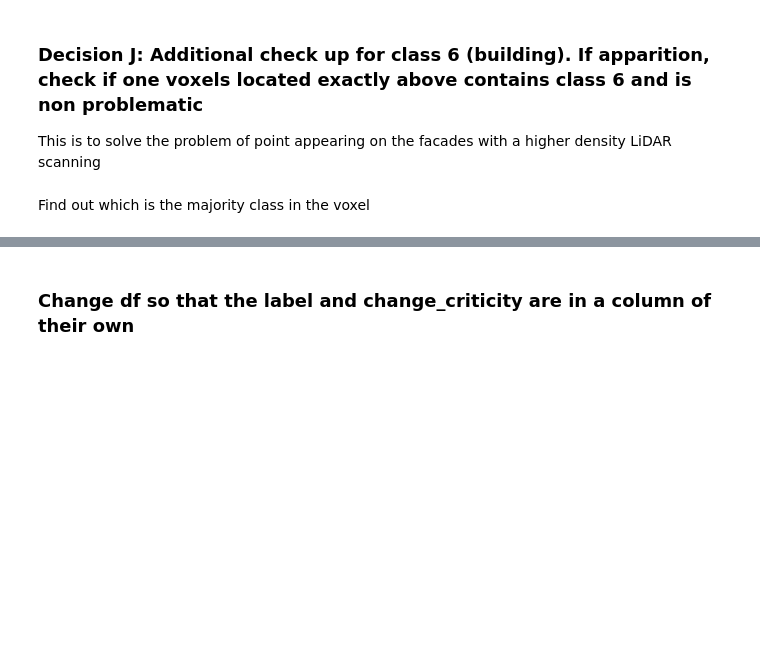
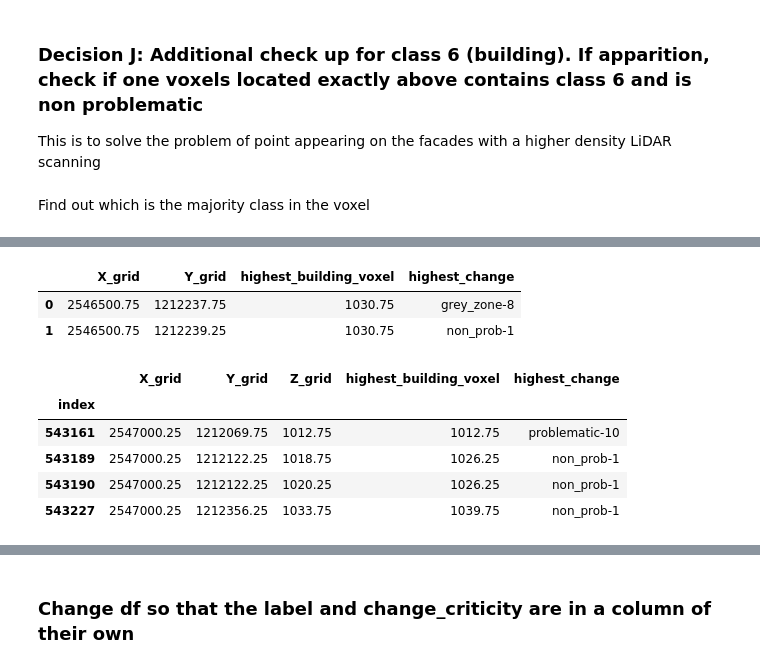
Before and after one commit to swiss-territorial-data-lab/proj-qalidar, a Jupyter notebook: code/criticity_tree.ipynb, the cells around one changed output, grey strips where cells are left out. Drawn from its saved outputs; the diff is of its cells as text; code cells hidden in the pictures; blank space fills up the shorter version.

Commit message:
Review the criticity tree

```diff
--- a/code/criticity_tree.ipynb
+++ b/code/criticity_tree.ipynb
@@ -153,11 +178,7 @@ df[df.change_criticity=='class_1_specific'].head(2)
 # %% [markdown]
 ### Decision F: Does the class 1 have a low presence in the new voxel?
 # %%
-nb_points_prev = np.sum(df.iloc[:,df.columns.str.endswith('_prev')].values)
-nb_points_new = np.sum(df.iloc[:,df.columns.str.endswith('_new')].values)
+nb_points_prev = np.sum(df.iloc[:,df.columns.str.endswith('_prev')].to_numpy())
+nb_points_new = np.sum(df.iloc[:,df.columns.str.endswith('_new')].to_numpy())
 normalising_factor = nb_points_prev/nb_points_new
-class_1_new_normalised = df[df.change_criticity == 'class_1_specific']['1_new']*normalising_factor
-
-
-
-df.loc[class_1_new_normalised.index, 'change_criticity'] = np.where(class_1_new_normalised<threshold_class_1_presence,'non_prob-3', 'grey_zone-7')
+class_1_new_normalised = df.loc[df.change_criticity == 'class_1_specific', '1_new']*normalising_factor
@@ -187,7 +226,7 @@ def compare_to_neighbours(df, tree, kd_tree_query_radius, case='TBD'):
      -"disparition", we compare the prev. vox. occupancy with the new neighbours occupancies'''
 
     def find_neighbours_occupancy(x, columns_to_compare):
-        # Given a voxel to evaluate, return the commbined occupancy of all its neighbours
+        # Given a voxel to evaluate, return the combined occupancy of all its neighbours
         return np.any(columns_to_compare[x].astype(bool),axis=0)
 
     df = df.copy()
@@ -204,20 +243,20 @@ def compare_to_neighbours(df, tree, kd_tree_query_radius, case='TBD'):
     voxels_to_evaluate_df = df.loc[df.change_criticity == case]
 
     # Query all ids of neighbours to the location to evaluate. This also returns the id of the voxel itself which must be removed
-    all_neighbours_ids = tree.query_radius(voxels_to_evaluate_df.loc[:, ['X_grid','Y_grid','Z_grid']].values, kd_tree_query_radius)
+    all_neighbours_ids = tree.query_radius(voxels_to_evaluate_df.loc[:, ['X_grid','Y_grid','Z_grid']].to_numpy(), kd_tree_query_radius)
 
-    # Remove the id of the voxel itself in each neighbours sets
+    # Remove the id of the voxel itself in each neighbour sets
     list_neighbours = []
     for i in range(len(all_neighbours_ids)):
         valid_neighbours_ids = all_neighbours_ids[i][all_neighbours_ids[i] != voxels_to_evaluate_df.index[i]]
         list_neighbours.append(valid_neighbours_ids)
 
     # Select 'new' or 'prev' columns depending on the case
-    columns_to_compare = df.loc[:,df.columns.str.endswith(to_compare)].values
+    columns_to_compare = df.loc[:,df.columns.str.endswith(to_compare)].to_numpy()
 
     neighbours_occupancy = np.asarray([find_neighbours_occupancy(sub_array, columns_to_compare) for sub_array in list_neighbours])
 
-    voxels_to_evaluate_bool = voxels_to_evaluate_df.loc[:, df.columns.str.endswith(to_evaluate)].values.astype(bool)
+    voxels_to_evaluate_bool = voxels_to_evaluate_df.loc[:, df.columns.str.endswith(to_evaluate)].to_numpy().astype(bool)
 
     # For each voxel to evaluate, check if the class present in it are also present in the neighbours
     presence_in_neighbours = np.all(np.equal(voxels_to_evaluate_bool, (neighbours_occupancy & voxels_to_evaluate_bool)), axis=1)
@@ -232,7 +271,7 @@ def compare_to_neighbours(df, tree, kd_tree_query_radius, case='TBD'):
     return df
 # %%
 # Generate KDTree for efficient neighbours research
-tree = KDTree(df[['X_grid','Y_grid','Z_grid']].values)
+tree = KDTree(df[['X_grid','Y_grid','Z_grid']].to_numpy())
 # %%
 # ORIGINAL METHODOLOGY, LEFT FOR LEGACY
 
@@ -325,15 +384,26 @@ highest_building_voxel_df.head(2)
 highest_building_voxel_df = highest_building_voxel_df.merge(df,\
                             left_on=['X_grid','Y_grid','highest_building_voxel'], right_on=['X_grid','Y_grid','Z_grid'],how='left') \
                             [['X_grid','Y_grid','highest_building_voxel','change_criticity']]\
-                            .rename(columns={'change_criticity':'change_criticity_highest_building_voxel'})
+                            .rename(columns={'change_criticity':'highest_change'})
 
 highest_building_voxel_df.head(2)
+# %% [output]
+|  | X_grid | Y_grid | highest_building_voxel | highest_change |
+| 0 | 2546500.75 | 1212237.75 | 1030.75 | grey_zone-8 |
+| 1 | 2546500.75 | 1212239.25 | 1030.75 | non_prob-1 |
 # %%
 # For all voxel which have a problematic apparition of class building, match with the altitude of highest building point
 # in their planar grid cell
 temporary_df = df[(df.change_criticity=='problematic-10') & (df.majority_class=='6_new')].reset_index()\
                 .merge(highest_building_voxel_df, how='left', on=['X_grid','Y_grid']).set_index('index')
 # %%
-temporary_df[['X_grid','Y_grid','Z_grid','highest_building_voxel','change_criticity_highest_building_voxel']].tail(4)
+temporary_df[['X_grid','Y_grid','Z_grid','highest_building_voxel','highest_change']].tail(4)
+# %% [output]
+|  | X_grid | Y_grid | Z_grid | highest_building_voxel | highest_change |
+| index |  |  |  |  |  |
+| 543161 | 2547000.25 | 1212069.75 | 1012.75 | 1012.75 | problematic-10 |
+| 543189 | 2547000.25 | 1212122.25 | 1018.75 | 1026.25 | non_prob-1 |
+| 543190 | 2547000.25 | 1212122.25 | 1020.25 | 1026.25 | non_prob-1 |
+| 543227 | 2547000.25 | 1212356.25 | 1033.75 | 1039.75 | non_prob-1 |
 # %%
 # Get the index of voxel for which the highest building voxel in their column is not problematic
```
Also changed, not shown: parts of 34 cells of this notebook, 3 other files.
